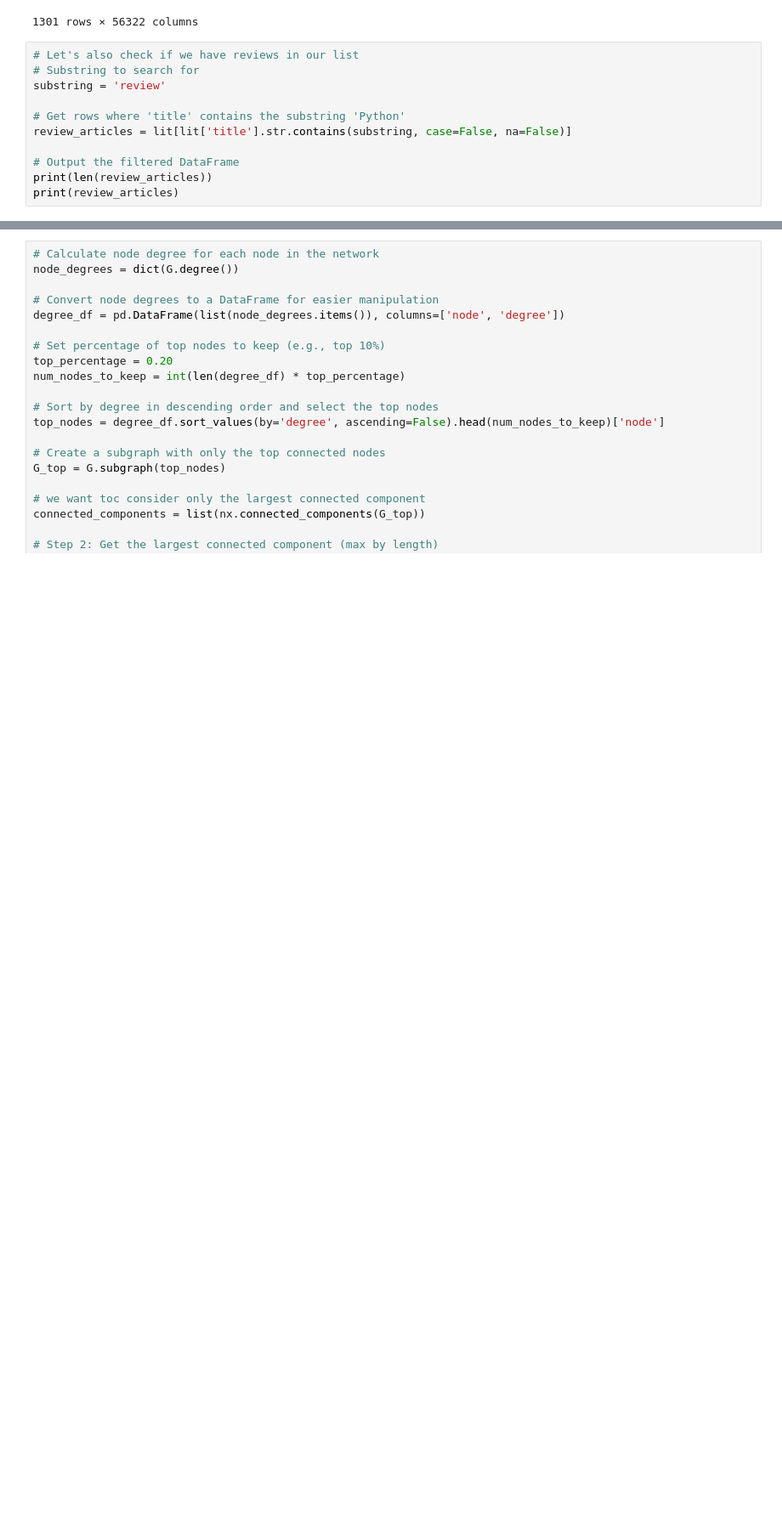
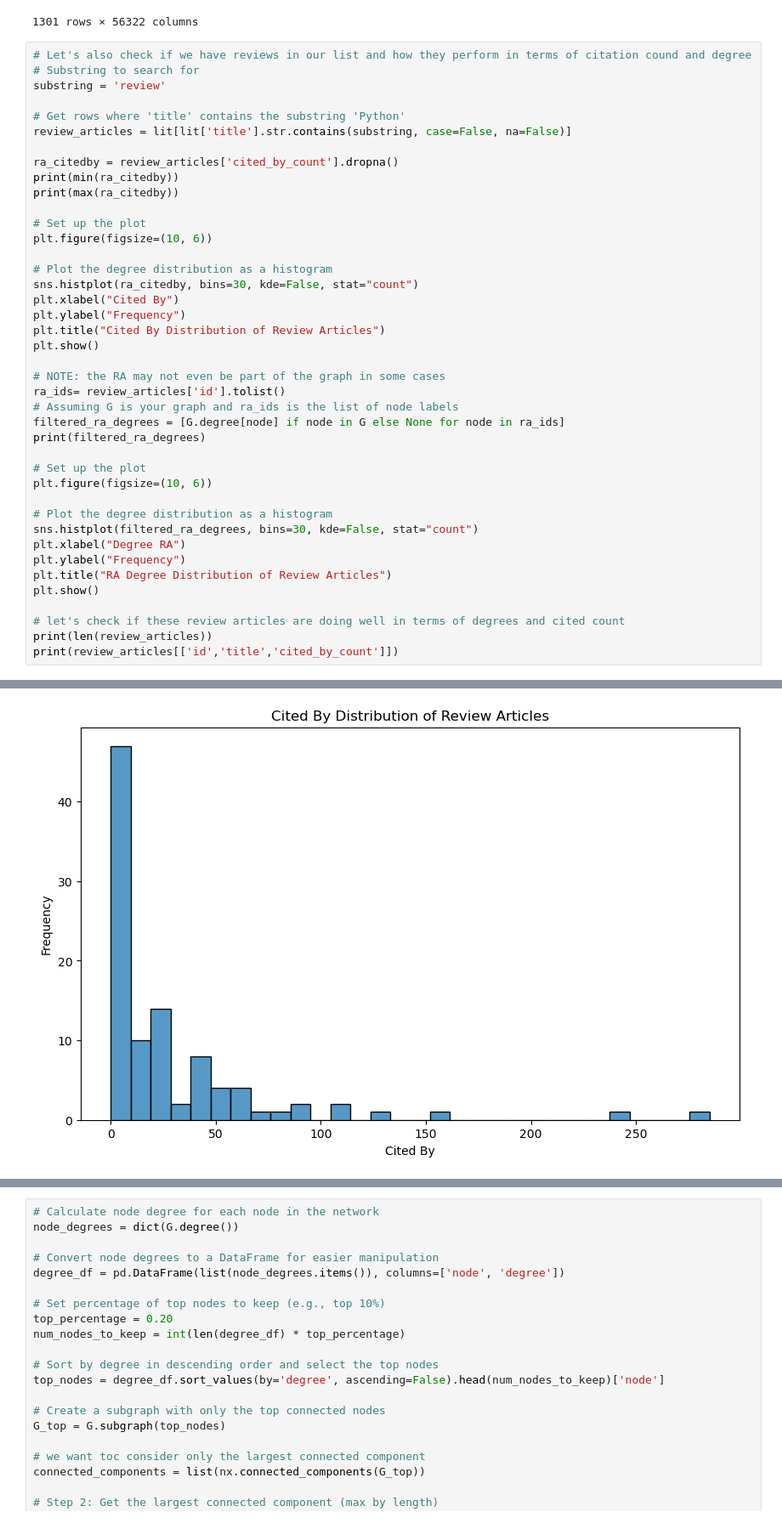
Before and after one commit to ferrariniluca78/dx_in_shipping, a Jupyter notebook: SlrDxInShipping_CitationCoCitation.ipynb, the cells around one changed output, grey strips where cells are left out. Shown: that part at 85% size. Drawn from its saved outputs; the diff is of its cells as text; blank space fills up the shorter version.

```diff
--- a/SlrDxInShipping_CitationCoCitation.ipynb
+++ b/SlrDxInShipping_CitationCoCitation.ipynb
@@ -146,14 +188,44 @@ lit[lit['id'].isin(top_papers_ids)]
 | 2322 | https://openalex.org/W4366333550 | https://doi.org/10.1109/access.20... | Ship Collision Avoidance Based on... | Ship Collision Avoidance Based on... | 2023.0 | 2023-01-01 | https://openalex.org/W4366333550 | https://doi.org/10.1109/access.20... | ... |
 1301 rows × 56322 columns
 # %%
-# Let's also check if we have reviews in our list
+# Let's also check if we have reviews in our list and how they perform in terms of citation cound and degree
 # Substring to search for
 substring = 'review'
 
 # Get rows where 'title' contains the substring 'Python'
 review_articles = lit[lit['title'].str.contains(substring, case=False, na=False)]
 
-# Output the filtered DataFrame
+ra_citedby = review_articles['cited_by_count'].dropna()
+print(min(ra_citedby))
+print(max(ra_citedby))
+
+# Set up the plot
+plt.figure(figsize=(10, 6))
+
+# Plot the degree distribution as a histogram
+sns.histplot(ra_citedby, bins=30, kde=False, stat="count")
+plt.xlabel("Cited By")
+plt.ylabel("Frequency")
+plt.title("Cited By Distribution of Review Articles")
+plt.show()
+
+# NOTE: the RA may not even be part of the graph in some cases
+ra_ids= review_articles['id'].tolist()
+# Assuming G is your graph and ra_ids is the list of node labels
+filtered_ra_degrees = [G.degree[node] if node in G else None for node in ra_ids]
+print(filtered_ra_degrees)
+
+# Set up the plot
+plt.figure(figsize=(10, 6))
+
+# Plot the degree distribution as a histogram
+sns.histplot(filtered_ra_degrees, bins=30, kde=False, stat="count")
+plt.xlabel("Degree RA")
+plt.ylabel("Frequency")
+plt.title("RA Degree Distribution of Review Articles")
+plt.show()
+
+# let's check if these review articles are doing well in terms of degrees and cited count
 print(len(review_articles))
-print(review_articles)
+print(review_articles[['id','title','cited_by_count']])
 # %% [output]
@@ -176,0 +234 @@ print(review_articles)
+[figure, added]
```
Also changed, not shown: parts of 4 cells of this notebook.
